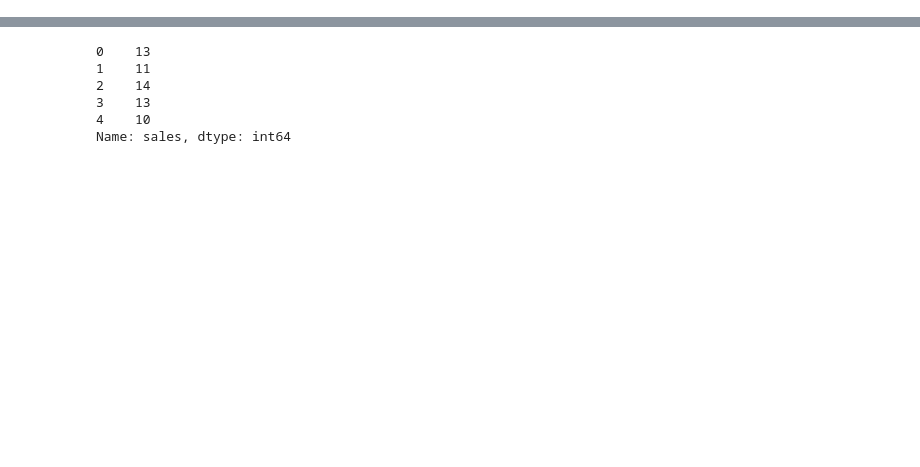
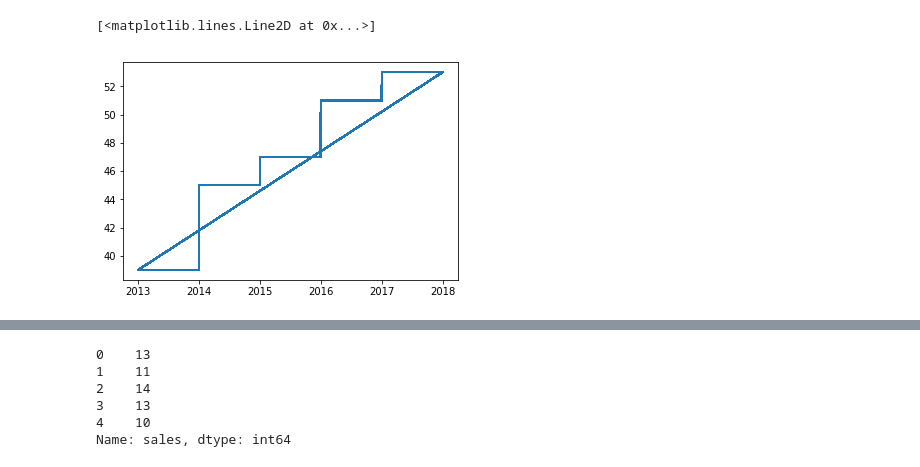
Before and after one commit to idukkigold/StoreForecast_Regression, a Jupyter notebook: Store_Price.ipynb, the cells around one changed output, grey strips where cells are left out. Saved outputs shown, nothing was run; the diff lists cells and outputs as text; code cells hidden in the pictures; blank space fills up the shorter version.

```diff
--- a/Store_Price.ipynb
+++ b/Store_Price.ipynb
@@ -49,0 +59,7 @@ plt.plot(store1['date'],store1['sales'])
+# %%
+df["median-store_item-year"] = df.groupby(["year"])["sales"].transform("median")
+df.head(20)
+plt.plot(df['date'],df['median-store_item-year'])
+# %% [output]
+[<matplotlib.lines.Line2D at 0x...>]
+[figure, added]
```
Also changed, not shown: parts of 11 cells of this notebook.
